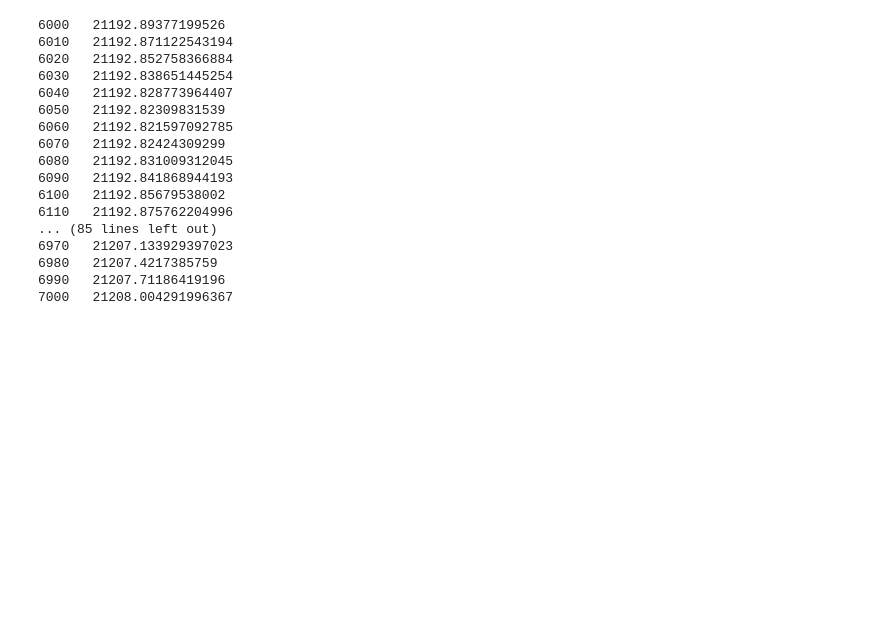
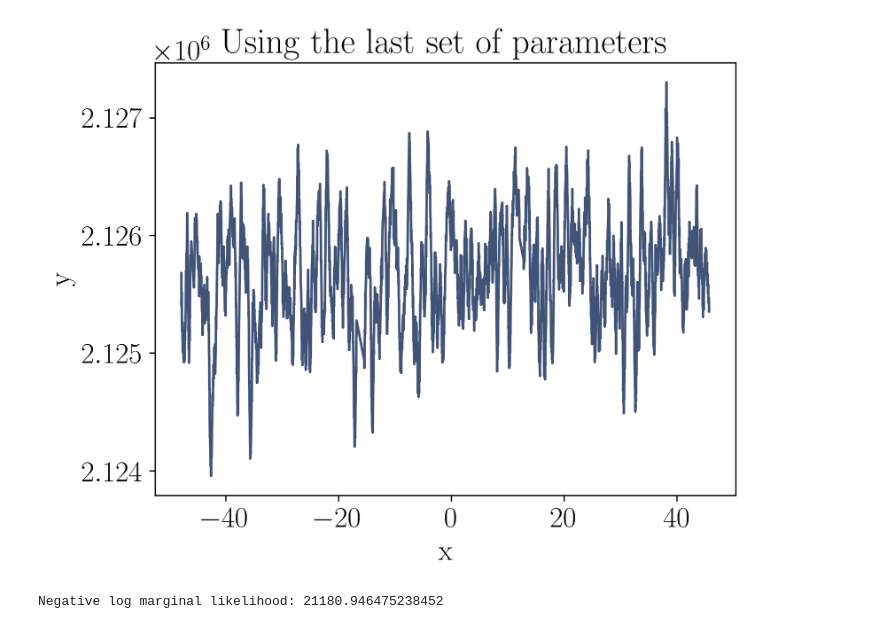
Before and after one commit to paveloom-c/GPKernels, a Jupyter notebook: notebooks/KIC1430163/EQP/EQP.ipynb, the cells around one changed output. Drawn from its saved outputs; the diff is of its cells as text; code cells hidden in the pictures; blank space fills up the shorter version.

```diff
--- a/notebooks/KIC1430163/EQP/EQP.ipynb
+++ b/notebooks/KIC1430163/EQP/EQP.ipynb
@@ -61,11 +62,11 @@ println("Negative log marginal likelihood: ", nlml(θ))
 Negative log marginal likelihood: 21253.239040160737
 # %%
 # Collect a parameters vector
-θ₀ = [σ²₀, 0.55, 3.88, μ₀, 6000]
+θ₀ = [A₀, lₜ, P₀, μ₀, σ²ₙₜ]
 
 # Define the lower and upper boundaries, respectively
-θₗ = [209000.0, 0.45, 3.0, 2125650.0, 5950.0]
-θᵤ = [210000.0, 0.7, 4.5, 2125750.0, 6050.0]
+θₗ = [209000.0, 0.45, 2.5, 2125650.0, 5400.0]
+θᵤ = [210000.0, 0.7, 20.0, 2125750.0, 5800.0]
 
 # Optimize the negative log marginal likelihood function
 results = Optim.optimize(
@@ -74,9 +75,9 @@ results = Optim.optimize(
     θₗ,
     θᵤ,
     θ₀,
-    Fminbox(LBFGS()),
+    Fminbox(BFGS()),
     Optim.Options(
-        iterations = 10,
+        outer_iterations = 1,
         show_trace = true,
         extended_trace = true,
         store_trace = false,
@@ -132,25 +125,26 @@ end
-# %%
-σ² = range(6000, 7000; step = 10)
-for (i, σ²ᵢ) in enumerate(σ²)
-    θₜ = [209401.23928068715, 0.55, 3.88, 2.125677794326631e6, σ²ᵢ]
-    g = Stheno.GP(θₜ[4], θₜ[1] * stretch(Stheno.EQ(), 1 / θₜ[2]^2) * Stheno.Cosine(θₜ[3] / 2), Stheno.GPC())
-    println(σ²ᵢ, " "^3, -logpdf(g(t, θₜ[5]), f))
-end
-# %% [output]
-6000   21192.89377199526
-6010   21192.871122543194
-6020   21192.852758366884
-6030   21192.838651445254
-6040   21192.828773964407
-6050   21192.82309831539
-6060   21192.821597092785
-6070   21192.82424309299
-6080   21192.831009312045
-6090   21192.841868944193
-6100   21192.85679538002
-6110   21192.875762204996
-... (85 lines left out)
-6970   21207.133929397023
-6980   21207.4217385759
-6990   21207.71186419196
-7000   21208.004291996367
+# %%
+# Take the last set of parameters
+θₐ = results.minimizer
+
+# Create a kernel
+EQP = θₐ[1] * stretch(Stheno.EQ(), 1 / θₐ[2]^2) * Stheno.Cosine(θₐ[3] / 2)
+
+# Create a Gaussian process
+g = GP(θₐ[4], EQP, GPC())
+
+# Take the values of one of the Gaussian process realizations
+# on the time values of the original time series
+x = t
+y = rand(g(x, θₐ[5]))
+
+close()
+plot(x, y; color)
+
+title(L"\textrm{Using the last set of parameters}")
+xlabel(L"\textrm{x}")
+ylabel(L"\textrm{y}")
+
+println("Negative log marginal likelihood: ", nlml(θₐ))
+# %% [output]
+[figure, added]
+Negative log marginal likelihood: 21180.946475238452
```
Also changed, not shown: parts of 8 cells of this notebook, 4 other files.
